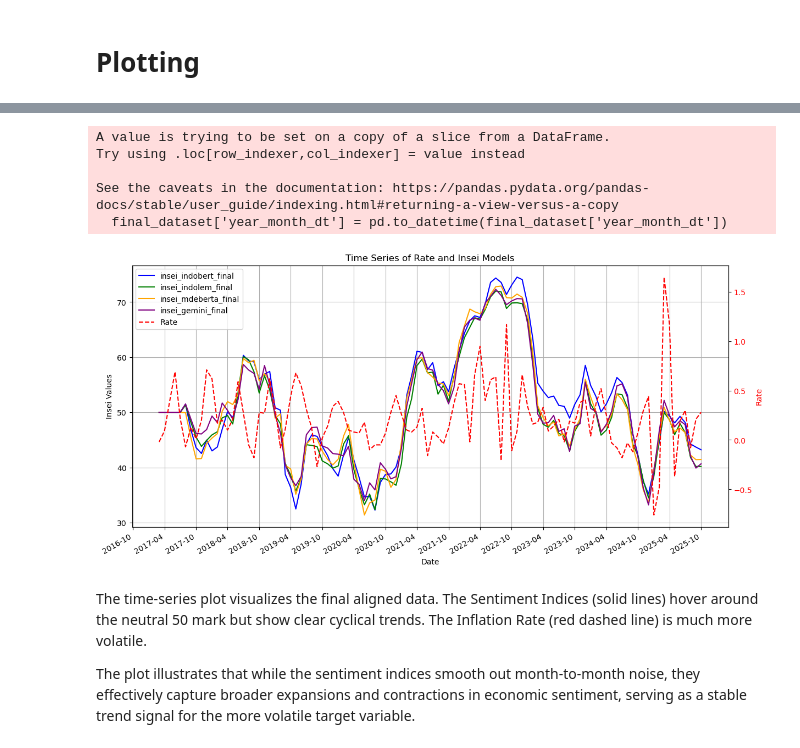
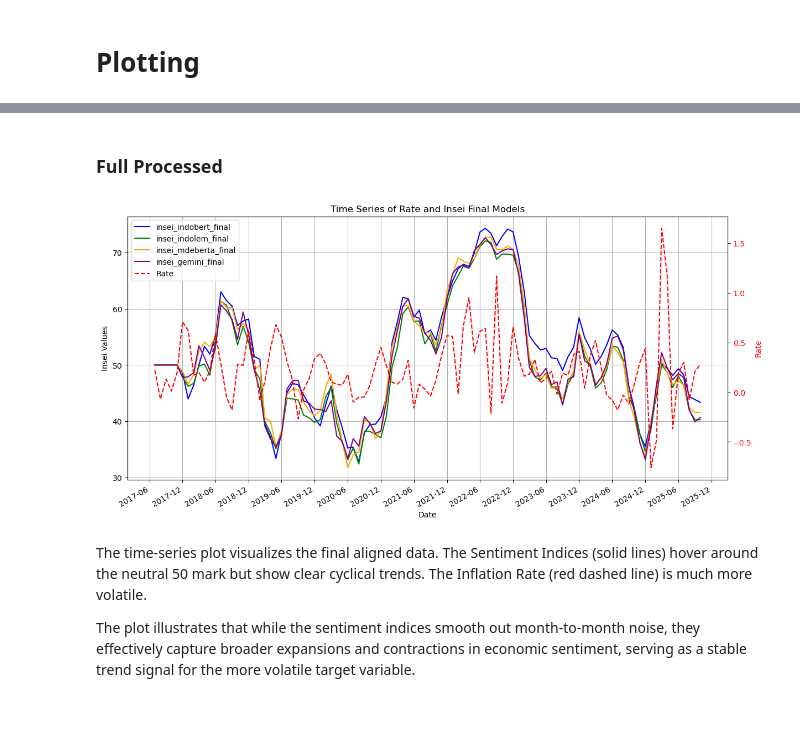
Before and after one commit to arieltarliman/AN-INDONESIAN-NEWS-SENTIMENT-INDEX-FOR-PREDICT-CPI-RM-, a Jupyter notebook: 5_Code_INSEI_Forecasting/8_INSEI Creation Final.ipynb, the cells around one changed output, grey strips where cells are left out. Cells and saved outputs as stored; diff of their text form; code cells hidden in the pictures; blank space fills up the shorter version.

```diff
--- a/5_Code_INSEI_Forecasting/8_INSEI Creation Final.ipynb
+++ b/5_Code_INSEI_Forecasting/8_INSEI Creation Final.ipynb
@@ -334,6 +338,9 @@ LAG_MONTHS = best_lag_value # Based on Granger Causality results
 
 for model in models:
     col_raw = f"insei_{model}_raw"
+
+    # News(t) becomes Feature(t+2)
+    insei_df[f"insei_{model}_lagged_raw"] = insei_df[f"insei_{model}_raw"].shift(LAG_MONTHS)
 
     # Expanding window normalization (Z-Score)
     # Min periods = 6 ensures we have enough data before calculating stats
@@ -351,7 +358,7 @@ for model in models:
     insei_df[f"insei_{model}_smooth"] = insei_df[f"insei_{model}_norm"].rolling(window=3).mean().fillna(0)
 
     # LAGGING: Shift data FORWARD by 2 months
-    # News(t) becomes Feature(t+2)
+    # News(t) becomes Feature(t+2) after process
     insei_df[f"insei_{model}_lagged"] = insei_df[f"insei_{model}_smooth"].shift(LAG_MONTHS)
 
     # Scale to Index (50 = Neutral) for readability/plotting
@@ -401,43 +476,40 @@ Code Logic:
+# %% [markdown]
+### Full Processed
 # %%
 # Convert year_month_dt to datetime
-final_dataset['year_month_dt'] = pd.to_datetime(final_dataset['year_month_dt'])
+final_df['year_month_dt'] = pd.to_datetime(final_df['year_month_dt'])
 
 # Create the plot
 fig, ax1 = plt.subplots(figsize=(14, 7))
 
 # Plot the insei columns on the primary y-axis
-ax1.plot(final_dataset['year_month_dt'], final_dataset['insei_indobert_final'], label='insei_indobert_final', color='blue')
-ax1.plot(final_dataset['year_month_dt'], final_dataset['insei_indolem_final'], label='insei_indolem_final', color='green')
-ax1.plot(final_dataset['year_month_dt'], final_dataset['insei_mdeberta_final'], label='insei_mdeberta_final', color='orange')
-ax1.plot(final_dataset['year_month_dt'], final_dataset['insei_gemini_final'], label='insei_gemini_final', color='purple')
+ax1.plot(final_df['year_month_dt'], final_df['insei_indobert_final'], label='insei_indobert_final', color='blue')
+ax1.plot(final_df['year_month_dt'], final_df['insei_indolem_final'], label='insei_indolem_final', color='green')
+ax1.plot(final_df['year_month_dt'], final_df['insei_mdeberta_final'], label='insei_mdeberta_final', color='orange')
+ax1.plot(final_df['year_month_dt'], final_df['insei_gemini_final'], label='insei_gemini_final', color='purple')
 
 ax1.set_xlabel('Date')
 ax1.set_ylabel('Insei Values', color='black')
 ax1.tick_params(axis='y', labelcolor='black')
 
 # Create a second y-axis for the Rate column
 ax2 = ax1.twinx()
-ax2.plot(final_dataset['year_month_dt'], final_dataset['Rate'], label='Rate', color='red', linestyle='--')
+ax2.plot(final_df['year_month_dt'], final_df['Rate'], label='Rate', color='red', linestyle='--')
 ax2.set_ylabel('Rate', color='red')
 ax2.tick_params(axis='y', labelcolor='red')
 
-plt.title('Time Series of Rate and Insei Models')
+plt.title('Time Series of Rate and Insei Final Models')
 ax1.grid(True)
 
 # Combine legends
 lines_1, labels_1 = ax1.get_legend_handles_labels()
 lines_2, labels_2 = ax2.get_legend_handles_labels()
 ax1.legend(lines_1 + lines_2, labels_1 + labels_2, loc='upper left')
 plt.gca().xaxis.set_major_formatter(mdates.DateFormatter('%Y-%m'))
 plt.gca().xaxis.set_major_locator(mdates.MonthLocator(interval=6))
 plt.gcf().autofmt_xdate()
 # %% [output]
-A value is trying to be set on a copy of a slice from a DataFrame.
-Try using .loc[row_indexer,col_indexer] = value instead
-
-See the caveats in the documentation: https://pandas.pydata.org/pandas-docs/stable/user_guide/indexing.html#returning-a-view-versus-a-copy
-  final_dataset['year_month_dt'] = pd.to_datetime(final_dataset['year_month_dt'])
-[figure, old version]
+[figure, new version]
 # %% [markdown]
 The time-series plot visualizes the final aligned data. The Sentiment Indices (solid lines) hover around the neutral 50 mark but show clear cyclical trends. The Inflation Rate (red dashed line) is much more volatile.
 
```
Also changed, not shown: parts of 42 cells of this notebook, 13 other files.
